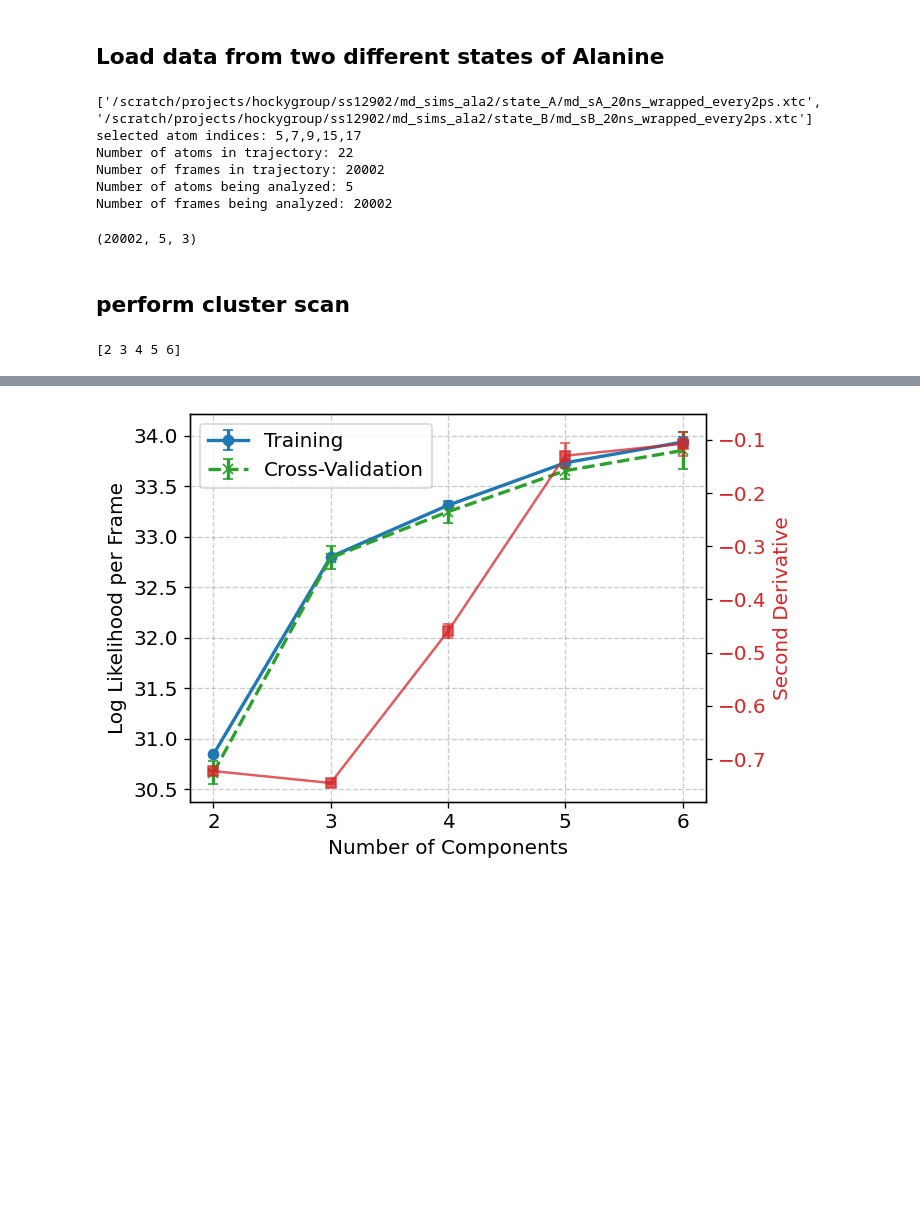
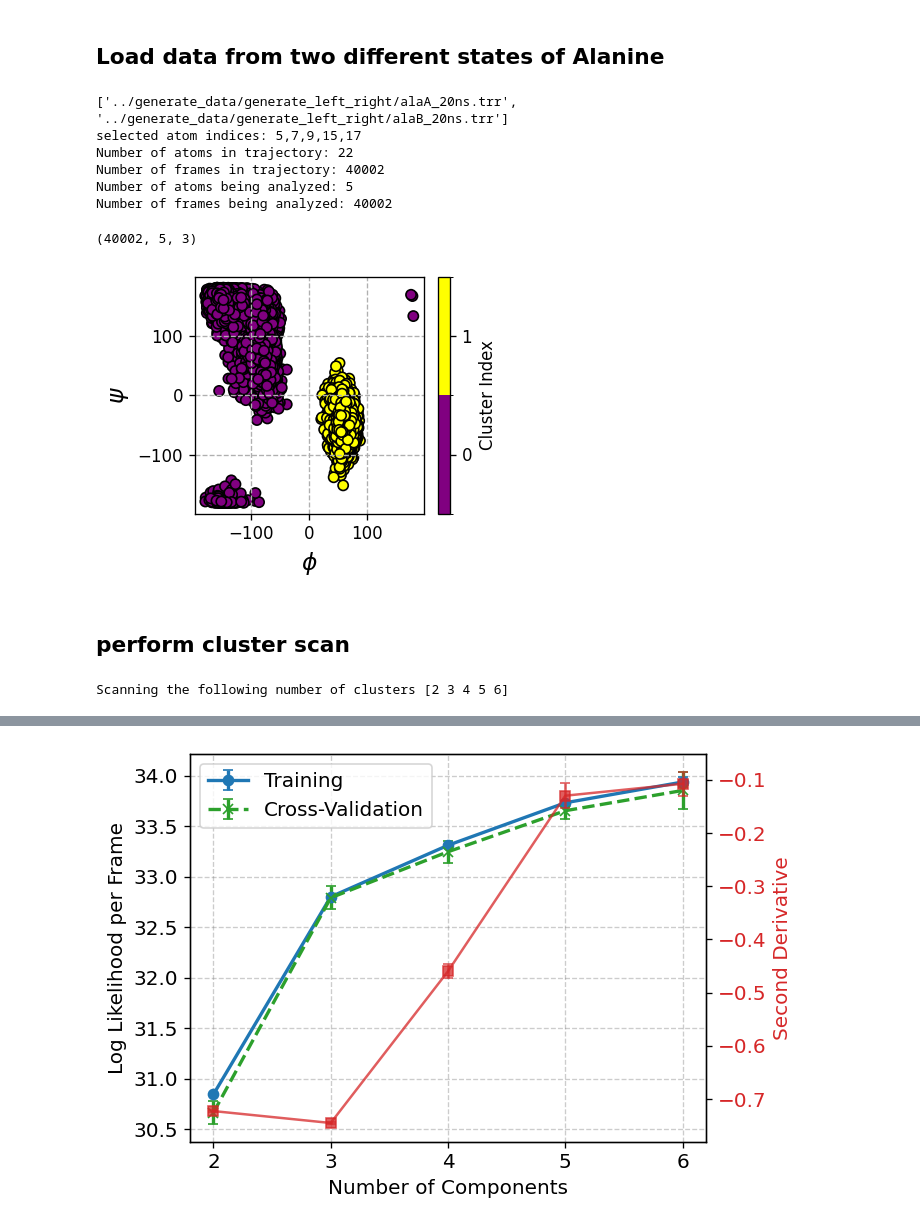
Before and after one commit to hocky-research-group/ShapeGMM_tutorial_2025, a Jupyter notebook: analyze_data/clustering_md_data_and_make_lda_coords.ipynb, the cells around one changed output, grey strips where cells are left out. Saved outputs shown, nothing was run; the diff lists cells and outputs as text; code cells hidden in the pictures; blank space fills up the shorter version.

Commit message:
add more reloading capability and test on new data set

```diff
--- a/analyze_data/clustering_md_data_and_make_lda_coords.ipynb
+++ b/analyze_data/clustering_md_data_and_make_lda_coords.ipynb
@@ -23,14 +23,20 @@ else:
 # %% [markdown]
 ## Load data from two different states of Alanine
 # %%
-data_path = "/scratch/projects/hockygroup/ss12902/md_sims_ala2"
+#data_path = "/scratch/projects/hockygroup/ss12902/md_sims_ala2"
 
+#top_file=  data_path + "/dialaA.pdb"
+#traj_files = [data_path+"/state_A/md_sA_20ns_wrapped_every2ps.xtc", data_path+"/state_B/md_sB_20ns_wrapped_every2ps.xtc"]
+
+data_path = "../generate_data/generate_left_right"
+input_path = "../inputs"
+labels=("alaA","alaB")
+top_file=  os.path.join(data_path,f"{labels[0]}.pdb")
+traj_files = [os.path.join(data_path, f"{label}_20ns.trr") for label in labels]
+
+print("Using trajectory files:",traj_files)
 
 atoms_selection = "(name C and resid 1) or (name C CA N and resid 2) or (name N and resid 3)"
-top_file=  data_path + "/dialaA.pdb"
-traj_files = [data_path+"/state_A/md_sA_20ns_wrapped_every2ps.xtc", data_path+"/state_B/md_sB_20ns_wrapped_every2ps.xtc"]
-print(traj_files)
-
 univ = md.Universe(top_file, traj_files)
 sel_atoms = univ.select_atoms(atoms_selection)
 
@@ -47,13 +53,13 @@ for ts in univ.trajectory:
     trajData[count,:,:] = sel_atoms.positions - sel_atoms.center_of_geometry()
     count += 1
 # %% [output]
-['/scratch/projects/hockygroup/ss12902/md_sims_ala2/state_A/md_sA_20ns_wrapped_every2ps.xtc', '/scratch/projects/hockygroup/ss12902/md_sims_ala2/state_B/md_sB_20ns_wrapped_every2ps.xtc']
+['../generate_data/generate_left_right/alaA_20ns.trr', '../generate_data/generate_left_right/alaB_20ns.trr']
 selected atom indices: 5,7,9,15,17
 Number of atoms in trajectory: 22
-Number of frames in trajectory: 20002
+Number of frames in trajectory: 40002
 Number of atoms being analyzed: 5
-Number of frames being analyzed: 20002
+Number of frames being analyzed: 40002
 # %%
 print(trajData.shape)
 # %% [output]
-(20002, 5, 3)
+(40002, 5, 3)
@@ -60,10 +75,32 @@ print(trajData.shape)
+# %%
+from matplotlib.colors import ListedColormap, BoundaryNorm
+
+colors = ['purple', 'darkcyan', 'yellow']
+cluster_boundaries = [0, 1, 2]  # You need one more boundary than the number of colors
+cmap = ListedColormap(colors)
+norm = BoundaryNorm(cluster_boundaries, cmap.N)
+
+trajectory_ids = [0]*(len(trajData)//2) + [1]*(len(trajData)//2)
+
+plt.figure(figsize=(3.5,2.8), dpi=120)
+plt.xlabel("$\phi$", fontsize=14)
+plt.ylabel("$\psi$", fontsize=14)
+plt.grid(axis='both', which='major', linestyle='--',)
+im = plt.scatter(phi, psi, c=trajectory_ids, marker='.', cmap=cmap, norm=norm, edgecolor='k', s=150)
+cbar = plt.colorbar(im, ticks=np.arange(0.5, 3, 1))
+cbar.set_ticklabels(np.arange(3))
+cbar.set_label('Cluster Index')
+plt.tight_layout()
+plt.savefig(os.path.join(output_folder,"ala_phipsi_scatter_trajcolor.pdf"))
+# %% [output]
+[figure, added]
 # %% [markdown]
 ## perform cluster scan
 # %%
 cluster_array= np.arange(2,7,1).astype(int)
-print(cluster_array)
+print("Scanning the following number of clusters",cluster_array)
 # %% [output]
-[2 3 4 5 6]
+Scanning the following number of clusters [2 3 4 5 6]
 # %%
 %%time
 train_file = os.path.join(output_folder,'clusterscan_train.dat')
```
Also changed, not shown: parts of 6 cells of this notebook.
